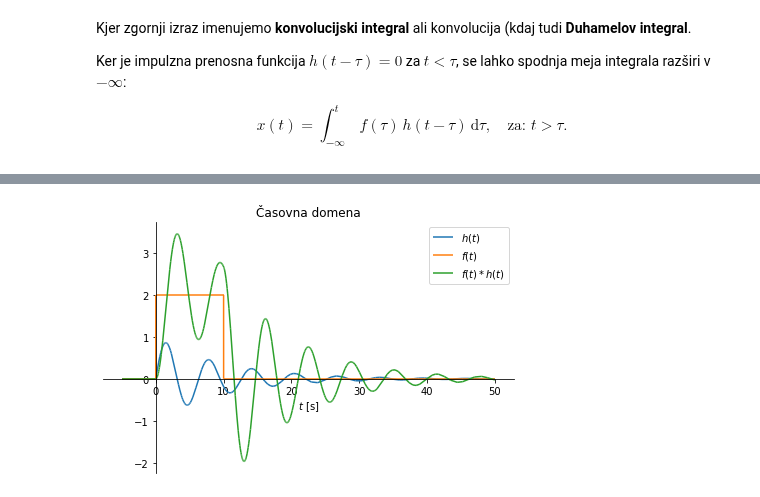
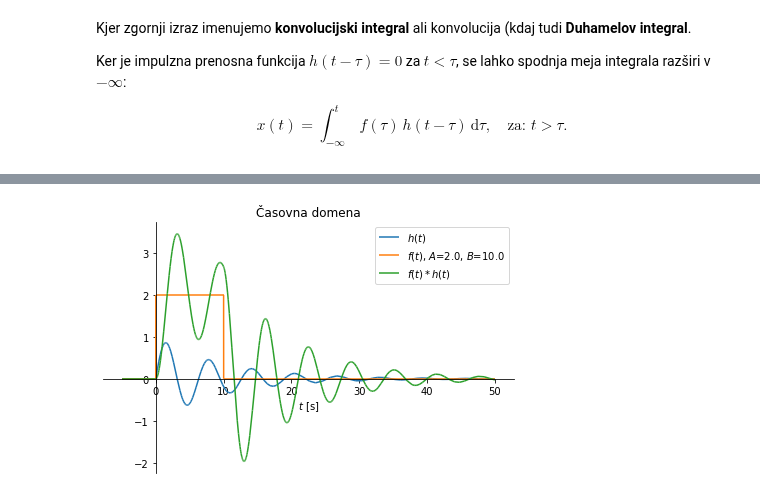
Before and after one commit to jankoslavic/procesiranje_signalov, a Jupyter notebook: _sources/notebooks/04 - Linarni časovno invariantni sistmi.ipynb, the cells around one changed output, grey strips where cells are left out. Drawn from its saved outputs; the diff is of its cells as text; code cells hidden in the pictures.

```diff
--- a/_sources/notebooks/04 - Linarni časovno invariantni sistmi.ipynb
+++ b/_sources/notebooks/04 - Linarni časovno invariantni sistmi.ipynb
@@ -554,27 +546,27 @@ $$
 # %%
 import sympy as sym
 t, ω_0, ω_d, d_x_0, δ, A, B, τ = sym.symbols('t, \omega_0, \omega_d, d_x_0, \delta, A, B, \\tau', real=True)
 π = sym.pi
-podatki = {ω_0: 1, d_x_0: 1, δ: 0.1, A: 2, B: 10}
+podatki = {ω_0: 1, d_x_0: 1, δ: 0.1, A: 2., B: 10.}
 
 ω_d = ω_0 * sym.sqrt(1-δ**2)
 ovojnica = d_x_0/ω_d * sym.exp(-δ*ω_0*t)
 h = ovojnica * sym.sin(ω_d*t)*sym.Heaviside(t)
 
 f = A*(sym.Heaviside(t)-sym.Heaviside(t-B))
 
 fh = (f.subs(t, τ)*h.subs(t, t-τ)).subs(podatki)
 fh = sym.integrate(fh, (τ, 0, t))
 
 p1 = sym.plot(h.subs(podatki), (t,-5,50), line_color='C0', xlabel='$t$ [s]', ylabel='', title='Časovna domena',
              label='$h(t)$', show=False)
 p2 = sym.plot(f.subs(podatki), (t,-5,50), line_color='C1',
-             label='$f(t)$', show=False)
+             label=f'$f(t)$, $A$={A.subs(podatki):3.1f}, $B$={B.subs(podatki):3.1f}', show=False)
 p3 = sym.plot(fh, (t,-5,50), line_color='C2',
              label='$f(t)*h(t)$', show=False)
 p1.extend(p2)
 p1.extend(p3)
 p1.legend = True
 p1.show()
 # %% [output]
-[figure, old version]
+[figure, new version]
```
Also changed, not shown: parts of 4 cells of this notebook, 7 other files.
